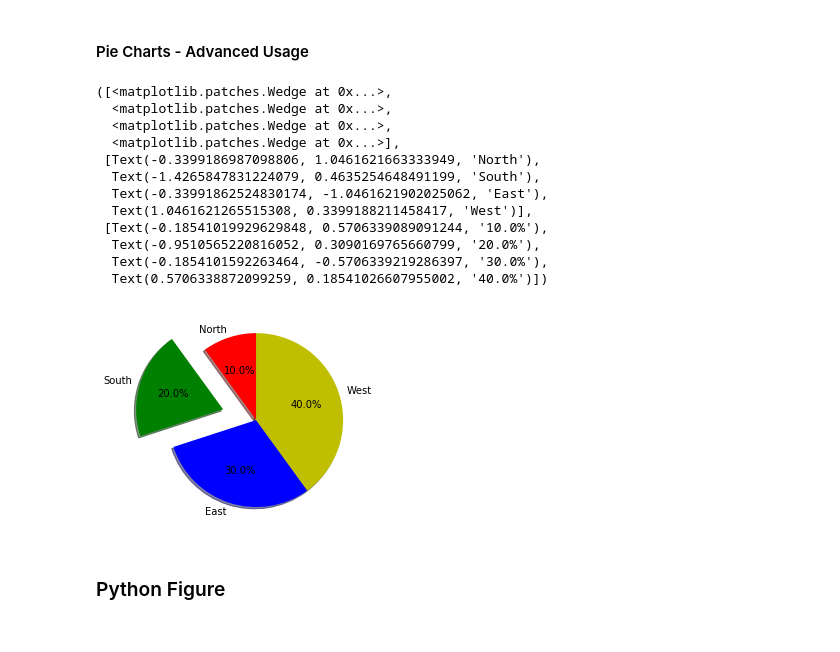
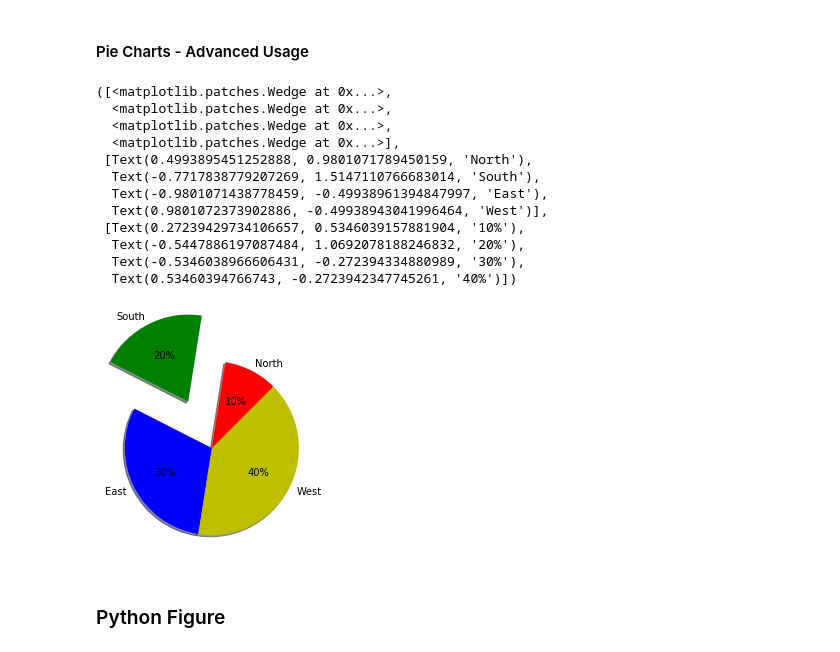
Before and after one commit to tinatrinh811/cis024c_fall2020, a Jupyter notebook: classwork/cis024c_classwork_week11.ipynb, the cells around one changed output. Drawn from its saved outputs; the diff is of its cells as text; code cells hidden in the pictures.

```diff
--- a/classwork/cis024c_classwork_week11.ipynb
+++ b/classwork/cis024c_classwork_week11.ipynb
@@ -106,31 +112,31 @@ plt.show()
 # %%
 sales = [10000,20000,30000,40000]
 regions = ['North','South','East','West']
 
 # user defined colors for slices
 colors = ['r','g','b','y']
 
 plt.pie(sales,
         labels=regions,
         colors = colors,
-       startangle=90,
+       startangle=45,
        shadow=True,
-       autopct = '%1.1f%%',
-       explode=(0,0.4,0,0))
+       autopct = '%1.0f%%',
+       explode=(0,0.6,0,0))
 # %% [output]
 ([<matplotlib.patches.Wedge at 0x...>,
   <matplotlib.patches.Wedge at 0x...>,
   <matplotlib.patches.Wedge at 0x...>,
   <matplotlib.patches.Wedge at 0x...>],
- [Text(-0.3399186987098806, 1.0461621663333949, 'North'),
-  Text(-1.4265847831224079, 0.4635254648491199, 'South'),
-  Text(-0.33991862524830174, -1.0461621902025062, 'East'),
-  Text(1.0461621265515308, 0.3399188211458417, 'West')],
- [Text(-0.18541019929629848, 0.5706339089091244, '10.0%'),
-  Text(-0.9510565220816052, 0.3090169765660799, '20.0%'),
-  Text(-0.1854101592263464, -0.5706339219286397, '30.0%'),
-  Text(0.5706338872099259, 0.18541026607955002, '40.0%')])
+ [Text(0.4993895451252888, 0.9801071789450159, 'North'),
+  Text(-0.7717838779207269, 1.5147110766683014, 'South'),
+  Text(-0.9801071438778459, -0.49938961394847997, 'East'),
+  Text(0.9801072373902886, -0.49938943041996464, 'West')],
+ [Text(0.27239429734106657, 0.5346039157881904, '10%'),
+  Text(-0.5447886197087484, 1.0692078188246832, '20%'),
+  Text(-0.5346038966606431, -0.272394334880989, '30%'),
+  Text(0.53460394766743, -0.2723942347745261, '40%')])
-[figure, old version]
+[figure, new version]
 # %% [markdown]
 ### Python Figure
 # %%
```
Also changed, not shown: parts of 11 cells of this notebook, 2 other files.
